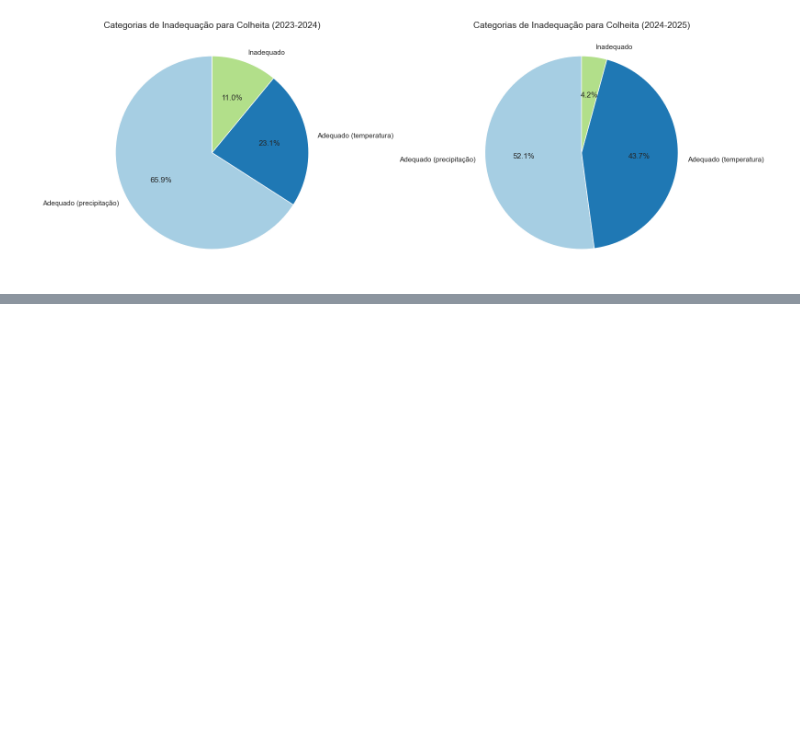
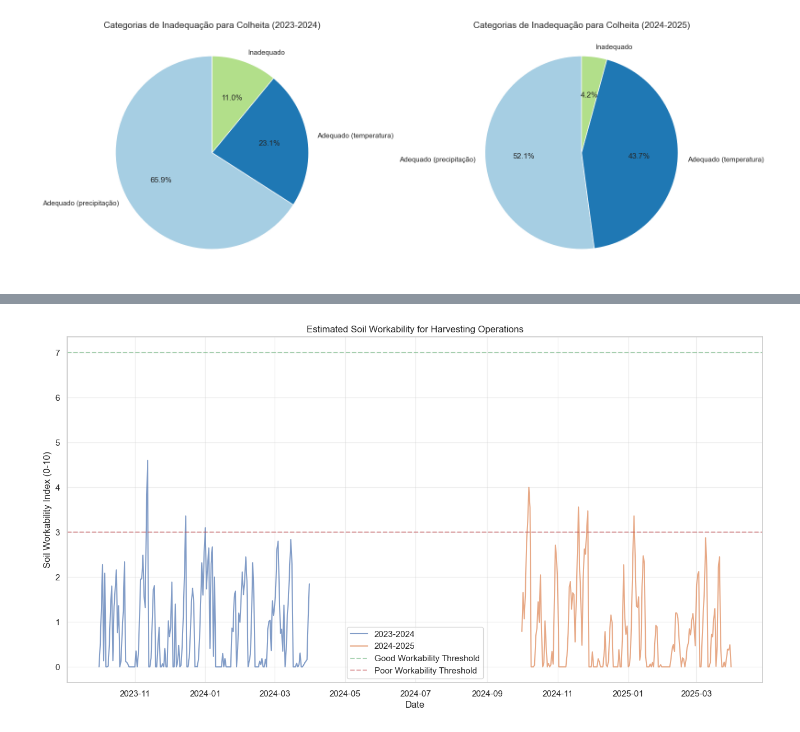
Before and after one commit to MRezende0/Analise_Estacao_Tapirus, a Jupyter notebook: analise_estacao_tapirus_ajustado.ipynb, the cells around one changed output, grey strips where cells are left out. Cells and saved outputs as stored; diff of their text form; code cells hidden in the pictures; blank space fills up the shorter version.

```diff
--- a/analise_estacao_tapirus_ajustado.ipynb
+++ b/analise_estacao_tapirus_ajustado.ipynb
@@ -1164,7 +1164,7 @@ def calculate_soil_workability(df, precip_threshold=5, humidity_threshold=80):
     df_work = df.copy()
 
     # Calculate days since last significant rainfall
-    df_work['significant_rain'] = df_work['precipitação [mm]'] > precip_threshold
+    df_work['significant_rain'] = df_work['Precipitacao'] > precip_threshold
     df_work['days_since_rain'] = 0
 
     # Calculate days since last significant rainfall
@@ -1180,35 +1180,37 @@ def calculate_soil_workability(df, precip_threshold=5, humidity_threshold=80):
     # Higher values = better workability
     df_work['workability_index'] = (
         # More days since rain = better workability
         np.minimum(df_work['days_since_rain'] * 2, 10) *
         # Lower humidity = better workability
-        (1 - np.minimum(df_work['umidade média [%]'] / humidity_threshold, 1)) *
+        (1 - np.minimum(df_work['Umidade_Media'] / humidity_threshold, 1)) *
         # No rain today = better workability
-        (1 - np.minimum(df_work['precipitação [mm]'] / precip_threshold, 1))
+        (1 - np.minimum(df_work['Precipitacao'] / precip_threshold, 1))
     )
 
     return df_work
 
 # Calculate workability for both periods
 df_2023_2024_work = calculate_soil_workability(df_2023_2024)
 df_2024_2025_work = calculate_soil_workability(df_2024_2025)
 
 # Visualize workability index over time
 plt.figure(figsize=(16, 8))
 plt.plot(df_2023_2024_work['Data'], df_2023_2024_work['workability_index'],
          label='2023-2024', alpha=0.7)
 plt.plot(df_2024_2025_work['Data'], df_2024_2025_work['workability_index'],
          label='2024-2025', alpha=0.7)
 
 plt.axhline(y=7, color='g', linestyle='--', alpha=0.5, label='Good Workability Threshold')
 plt.axhline(y=3, color='r', linestyle='--', alpha=0.5, label='Poor Workability Threshold')
 
 plt.xlabel('Date')
 plt.ylabel('Soil Workability Index (0-10)')
 plt.title('Estimated Soil Workability for Harvesting Operations')
 plt.legend()
 plt.grid(True, alpha=0.3)
 plt.show()
+# %% [output]
+[figure, added]
 # %%
 def identify_harvest_windows(df, min_workability=7, consecutive_days=3):
     """
```
Also changed, not shown: parts of 5 cells of this notebook, 1 other file.
